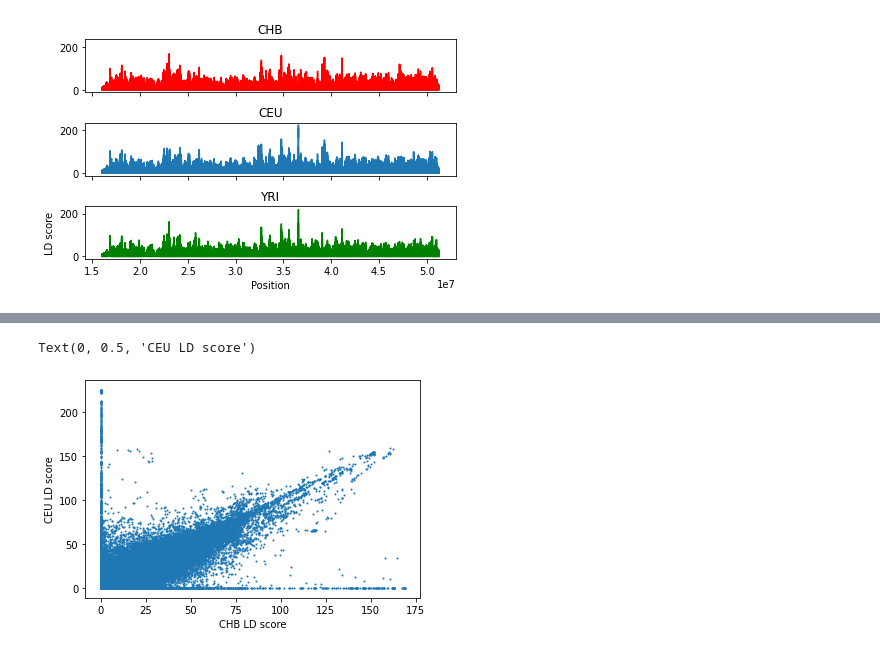
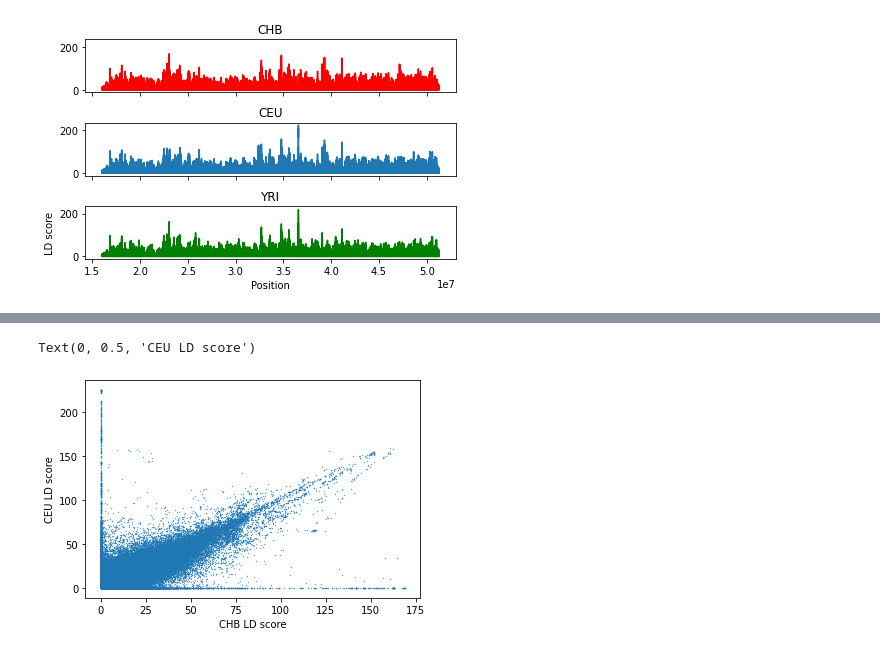
Before and after one commit to achyutha11/geo_LD_viz_v2, a Jupyter notebook: doc/notebooks/kxpexp.ipynb, the cells around one changed output, grey strips where cells are left out. Saved outputs shown, nothing was run; the diff lists cells and outputs as text; code cells hidden in the pictures.

Commit message:
added scatter plot

```diff
--- a/doc/notebooks/kxpexp.ipynb
+++ b/doc/notebooks/kxpexp.ipynb
@@ -471,7 +471,7 @@ plt.plot(pos,CHBCEUdiff)
 # %%
-plt.scatter(CHB_LDS, CEU_LDS, s=1)
+plt.scatter(CHB_LDS, CEU_LDS, s=0.1)
 plt.xlabel("CHB LD score")
 plt.ylabel("CEU LD score")
 # %% [output]
 Text(0, 0.5, 'CEU LD score')
-[figure, old version]
+[figure, new version]
```
Also changed, not shown: parts of 14 cells of this notebook.
